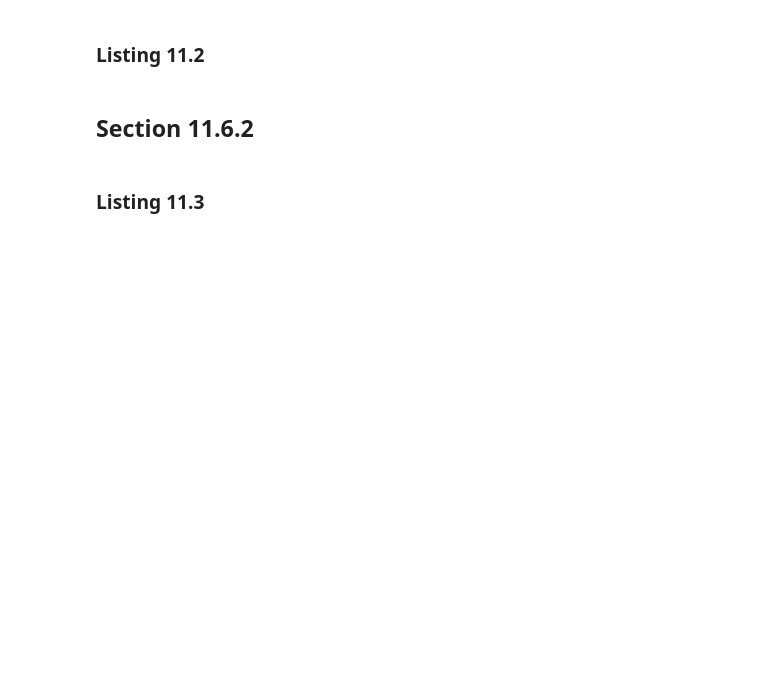
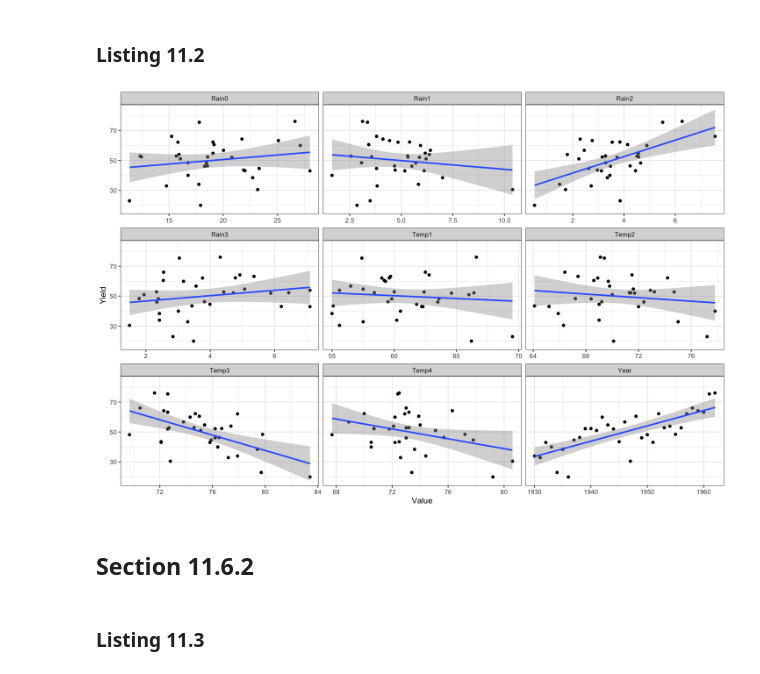
Before and after one commit to brainvat/Hefin-I-Rhys-Machine-Learning-with-R-the-tidyverse-and-mlr, a Jupyter notebook: chapter_11/Chapter 11 - Preventing overfitting with ridge regression LASSO and elastic net.ipynb, the cells around one changed output. Cells and saved outputs as stored; diff of their text form; code cells hidden in the pictures; blank space fills up the shorter version.

```diff
--- a/chapter_11/Chapter 11 - Preventing overfitting with ridge regression LASSO and elastic net.ipynb
+++ b/chapter_11/Chapter 11 - Preventing overfitting with ridge regression LASSO and elastic net.ipynb
@@ -33,14 +71,16 @@ iowaTib
 # %% [markdown]
 ### Listing 11.2
 # %%
-iowUntidy <- gather(iowaTib, "Variable", "Value", -Yield)
+iowaUntidy <- gather(iowaTib, "Variable", "Value", -Yield)
 
 options(repr.plot.width = 12, repr.plot.height = 8)
 ggplot(iowaUntidy, aes(Value, Yield)) +
     facet_wrap(~Variable, scales = "free_x") +
     geom_point() +
     geom_smooth(method = "lm") +
     theme_bw()
+# %% [output]
+[figure, added]
 # %% [markdown]
 ## Section 11.6.2
 # %% [markdown]
```
Also changed, not shown: parts of 12 cells of this notebook, 1 other file.
